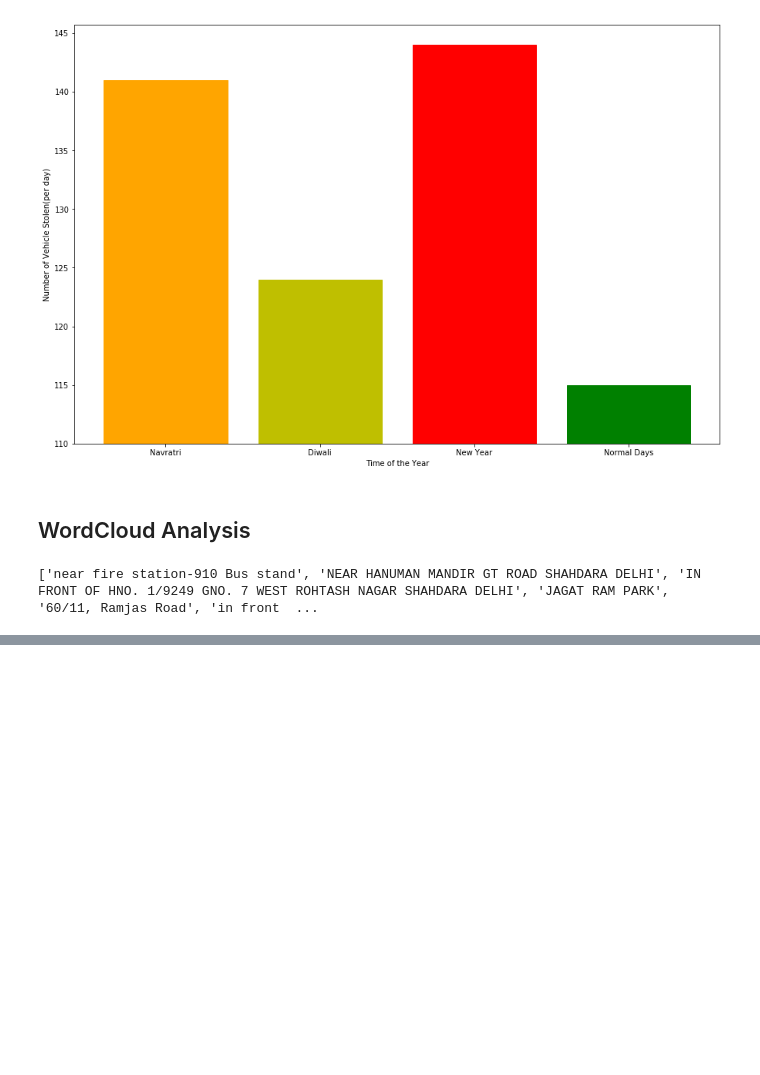
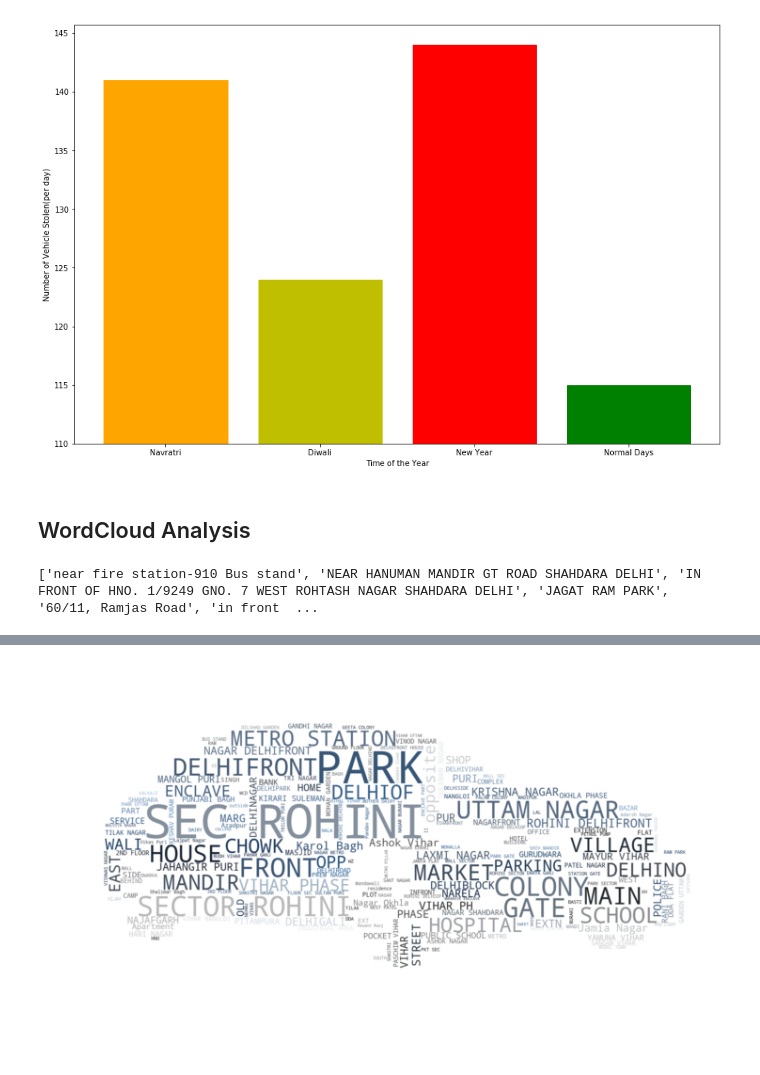
Before and after one commit to shucon/BDP-Police-FIR-Project, a Jupyter notebook: data.ipynb, the cells around one changed output, grey strips where cells are left out. Saved outputs shown, nothing was run; the diff lists cells and outputs as text; code cells hidden in the pictures; blank space fills up the shorter version.

```diff
--- a/data.ipynb
+++ b/data.ipynb
@@ -374,0 +383,37 @@ generateWordClouds()
+# %%
+def generateWordCloudsCar():
+    comment_words = ' '
+    stopwords = set(STOPWORDS)
+    stopwords.add("near")
+    stopwords.add("gali")
+    stopwords.add("block")
+    stopwords.add("road")
+    stopwords.add("delhi")
+    stopwords.add("new delhi")
+    stopwords.add("new")
+
+
+    for j in range(len(stolen_from_list)):
+        temp = str(stolen_from_list[j])
+        tokens = temp.split()
+        if len(tokens) == 0:
+            continue
+        else:
+            tokens = tokens[1:]
+            comment_words +=' '.join(tokens)
+
+    delhi_mask = np.array(Image.open('car11.jpg'))
+    image_colors = ImageColorGenerator(delhi_mask)
+    wordcloud = WordCloud(width = 800, height = 800, background_color ='white', mask=delhi_mask, stopwords = stopwords, min_font_size = 0.9).generate(comment_words)
+    wordcloud.to_file('wordcloud.png')
+
+    plt.figure(figsize = (10, 10), facecolor = None)
+    plt.imshow(wordcloud.recolor(color_func=image_colors), cmap=plt.cm.gray, interpolation="bilinear")
+    plt.axis("off")
+    plt.margins(x=0, y=0)
+    plt.tight_layout(pad = 0)
+    plt.show()
+
+generateWordCloudsCar()
+# %% [output]
+[figure, added]
```
Also changed, not shown: parts of 3 cells of this notebook, 14 other files.
